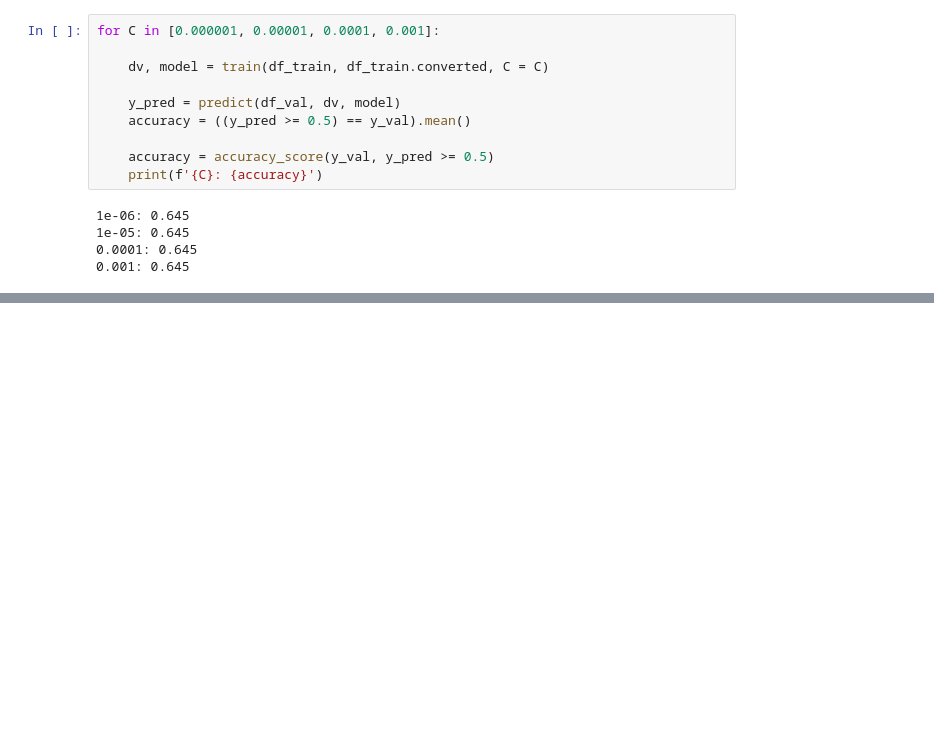
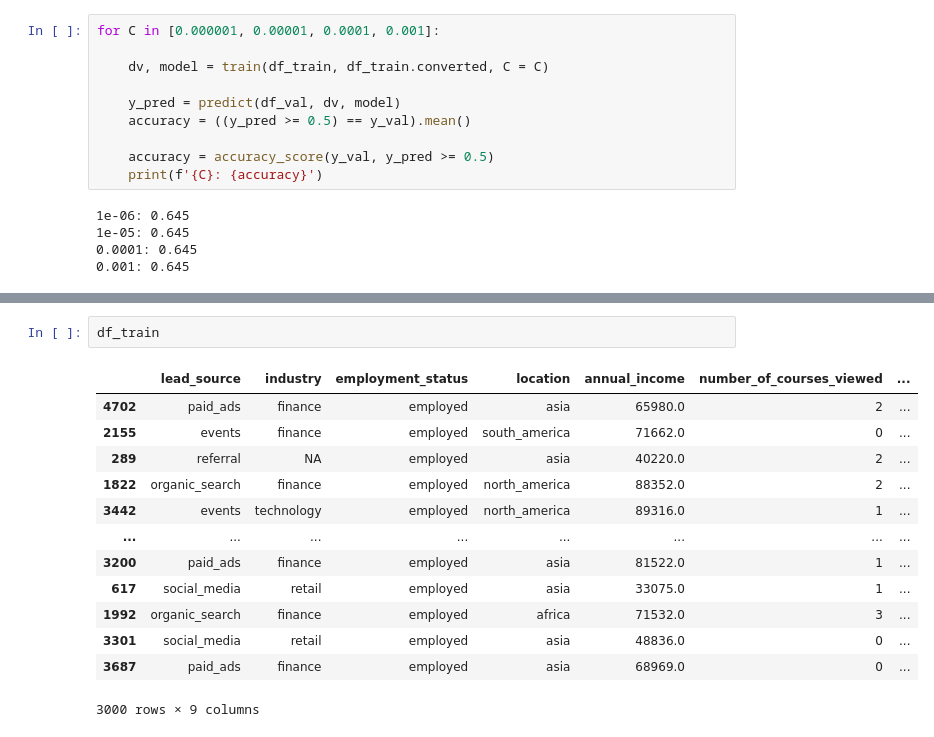
Before and after one commit to ePaddyy/machine_learning_zoomcamp, a Jupyter notebook: lesson/homework_3.ipynb, the cells around one changed output, grey strips where cells are left out. Saved outputs shown, nothing was run; the diff lists cells and outputs as text; blank space fills up the shorter version.

```diff
--- a/lesson/homework_3.ipynb
+++ b/lesson/homework_3.ipynb
@@ -335,0 +306,16 @@ TypeError: Series.to_dict() got an unexpected keyword argument 'orient'
+# %%
+df_train
+# %% [output]
+|  | lead_source | industry | employment_status | location | annual_income | number_of_courses_viewed | ... |
+| 4702 | paid_ads | finance | employed | asia | 65980.0 | 2 | ... |
+| 2155 | events | finance | employed | south_america | 71662.0 | 0 | ... |
+| 289 | referral | NA | employed | asia | 40220.0 | 2 | ... |
+| 1822 | organic_search | finance | employed | north_america | 88352.0 | 2 | ... |
+| 3442 | events | technology | employed | north_america | 89316.0 | 1 | ... |
+| ... | ... | ... | ... | ... | ... | ... | ... |
+| 3200 | paid_ads | finance | employed | asia | 81522.0 | 1 | ... |
+| 617 | social_media | retail | employed | asia | 33075.0 | 1 | ... |
+| 1992 | organic_search | finance | employed | africa | 71532.0 | 3 | ... |
+| 3301 | social_media | retail | employed | asia | 48836.0 | 0 | ... |
+| 3687 | paid_ads | finance | employed | asia | 68969.0 | 0 | ... |
+3000 rows × 9 columns
```
Also changed, not shown: parts of 8 cells of this notebook, 3 other files.
